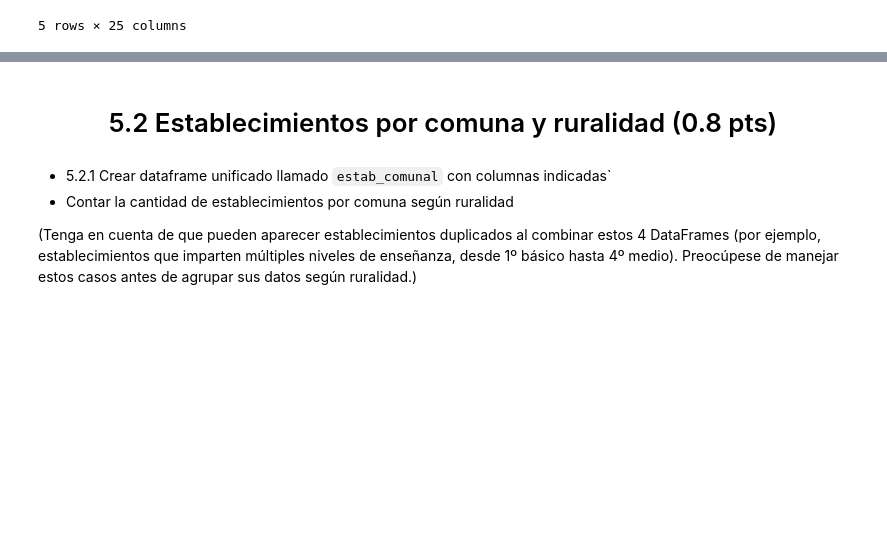
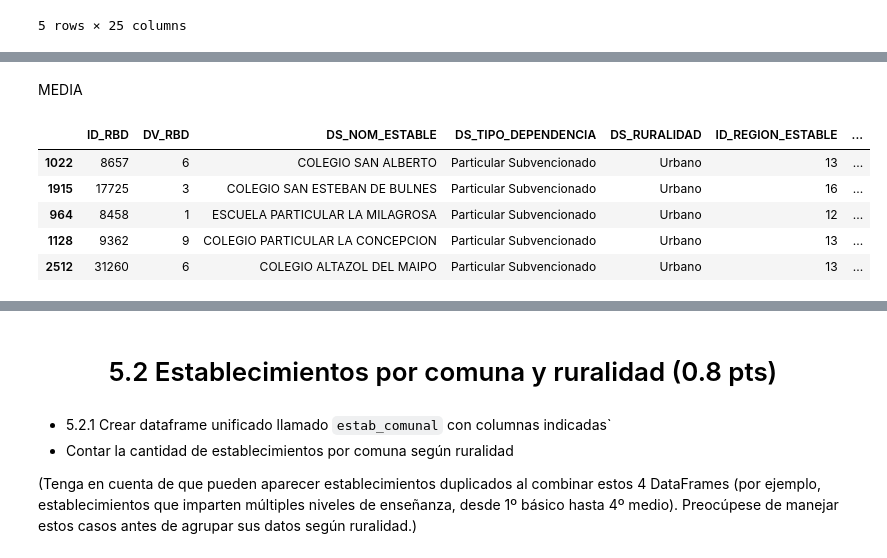
Before and after one commit to aaronpisaa/IMT2200-AARON-PINO, a Jupyter notebook: tareas/tarea 03/Respuesta.ipynb, the cells around one changed output, grey strips where cells are left out. Drawn from its saved outputs; the diff is of its cells as text; code cells hidden in the pictures; blank space fills up the shorter version.

```diff
--- a/tareas/tarea 03/Respuesta.ipynb
+++ b/tareas/tarea 03/Respuesta.ipynb
@@ -1559,0 +1615,2 @@ df2.sample(5)
+# %% [markdown]
+MEDIA
@@ -1560,3 +1619,12 @@ df2.sample(5)
+# %%
+dfM.sample(5)
+# %% [output]
+|  | ID_RBD | DV_RBD | DS_NOM_ESTABLE | DS_TIPO_DEPENDENCIA | DS_RURALIDAD | ID_REGION_ESTABLE | ... |
+| 1022 | 8657 | 6 | COLEGIO SAN ALBERTO | Particular Subvencionado | Urbano | 13 | ... |
+| 1915 | 17725 | 3 | COLEGIO SAN ESTEBAN DE BULNES | Particular Subvencionado | Urbano | 16 | ... |
+| 964 | 8458 | 1 | ESCUELA PARTICULAR LA MILAGROSA | Particular Subvencionado | Urbano | 12 | ... |
+| 1128 | 9362 | 9 | COLEGIO PARTICULAR LA CONCEPCION | Particular Subvencionado | Urbano | 13 | ... |
+| 2512 | 31260 | 6 | COLEGIO ALTAZOL DEL MAIPO | Particular Subvencionado | Urbano | 13 | ... |
 # %%
 dfM = dfM.merge(promedio_M, on='DS_COMUNA_ESTABLE', how='left')
 dfM.sample(5)
```
Also changed, not shown: parts of 17 cells of this notebook.
